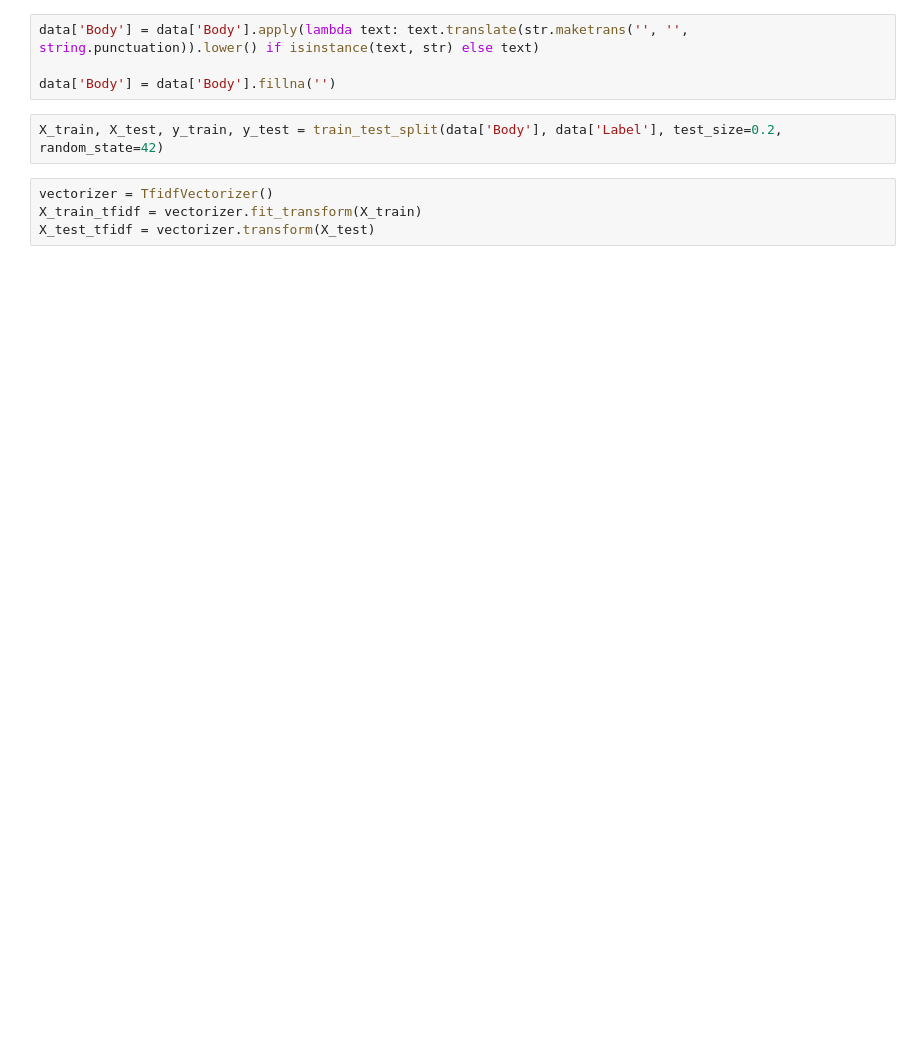
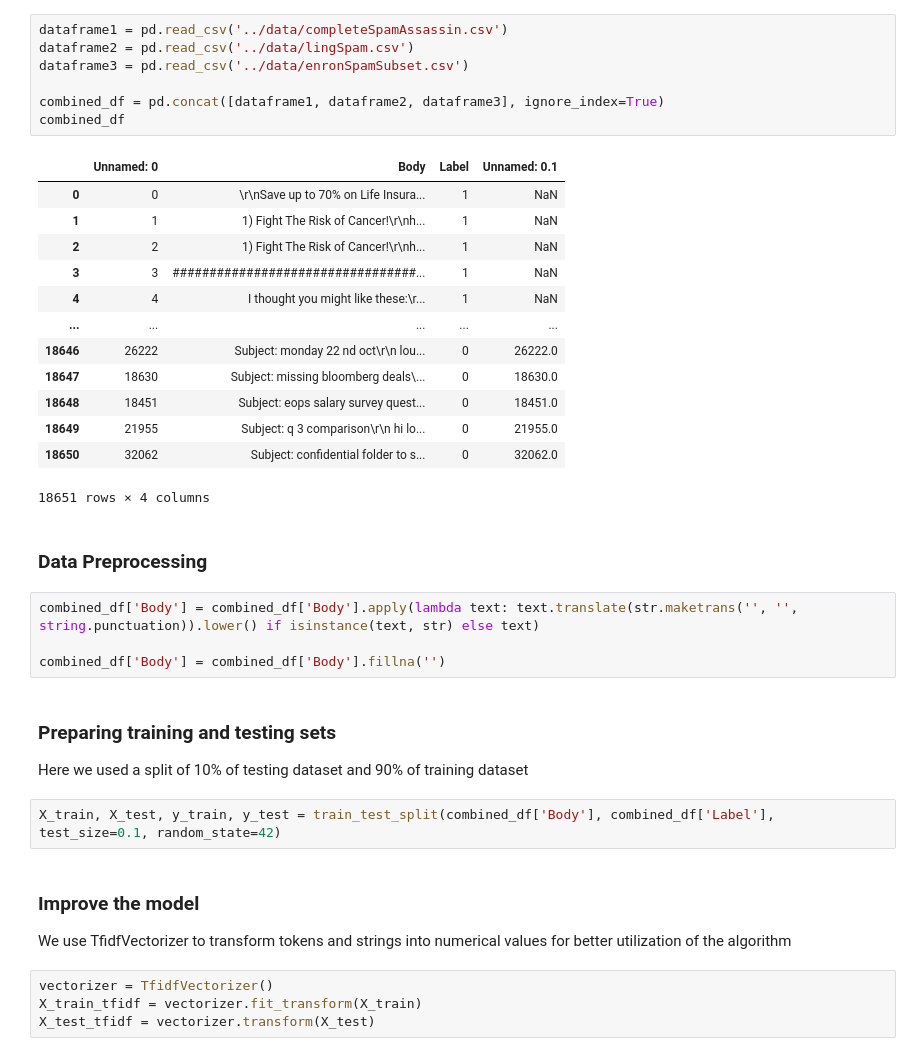
Before and after one commit to admeeer/model_emailspam, a Jupyter notebook: src/spamnb.ipynb, the cells around one changed output. Drawn from its saved outputs; the diff is of its cells as text; blank space fills up the shorter version.

```diff
--- a/src/spamnb.ipynb
+++ b/src/spamnb.ipynb
@@ -10,9 +38,38 @@ data = pd.read_csv('../data/completeSpamAssassin.csv')
+# %%
+dataframe1 = pd.read_csv('../data/completeSpamAssassin.csv')
+dataframe2 = pd.read_csv('../data/lingSpam.csv')
+dataframe3 = pd.read_csv('../data/enronSpamSubset.csv')
+
+combined_df = pd.concat([dataframe1, dataframe2, dataframe3], ignore_index=True)
+combined_df
+# %% [output]
+|  | Unnamed: 0 | Body | Label | Unnamed: 0.1 |
+| 0 | 0 | \r\nSave up to 70% on Life Insura... | 1 | NaN |
+| 1 | 1 | 1) Fight The Risk of Cancer!\r\nh... | 1 | NaN |
+| 2 | 2 | 1) Fight The Risk of Cancer!\r\nh... | 1 | NaN |
+| 3 | 3 | #################################... | 1 | NaN |
+| 4 | 4 | I thought you might like these:\r... | 1 | NaN |
+| ... | ... | ... | ... | ... |
+| 18646 | 26222 | Subject: monday 22 nd oct\r\n lou... | 0 | 26222.0 |
+| 18647 | 18630 | Subject: missing bloomberg deals\... | 0 | 18630.0 |
+| 18648 | 18451 | Subject: eops salary survey quest... | 0 | 18451.0 |
+| 18649 | 21955 | Subject: q 3 comparison\r\n hi lo... | 0 | 21955.0 |
+| 18650 | 32062 | Subject: confidential folder to s... | 0 | 32062.0 |
+18651 rows × 4 columns
+# %% [markdown]
+### Data Preprocessing
 # %%
-data['Body'] = data['Body'].apply(lambda text: text.translate(str.maketrans('', '', string.punctuation)).lower() if isinstance(text, str) else text)
+combined_df['Body'] = combined_df['Body'].apply(lambda text: text.translate(str.maketrans('', '', string.punctuation)).lower() if isinstance(text, str) else text)
 
-data['Body'] = data['Body'].fillna('')
+combined_df['Body'] = combined_df['Body'].fillna('')
+# %% [markdown]
+### Preparing training and testing sets
+Here we used a split of 10% of testing dataset and 90% of training dataset
 # %%
-X_train, X_test, y_train, y_test = train_test_split(data['Body'], data['Label'], test_size=0.2, random_state=42)
+X_train, X_test, y_train, y_test = train_test_split(combined_df['Body'], combined_df['Label'], test_size=0.1, random_state=42)
+# %% [markdown]
+### Improve the model
+We use TfidfVectorizer to transform tokens and strings into numerical values for better utilization of the algorithm
 # %%
 vectorizer = TfidfVectorizer()
 X_train_tfidf = vectorizer.fit_transform(X_train)
```
Also changed, not shown: parts of 14 cells of this notebook.
